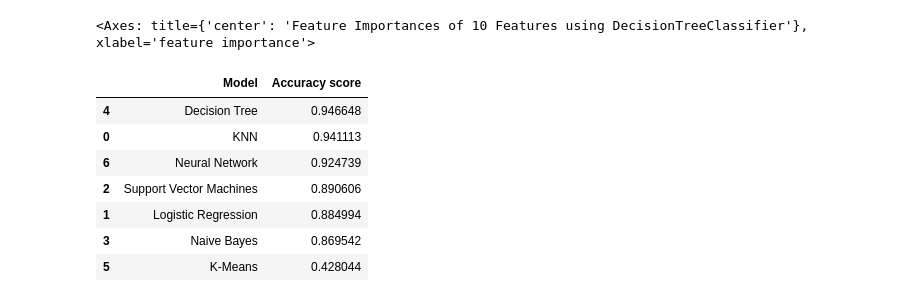
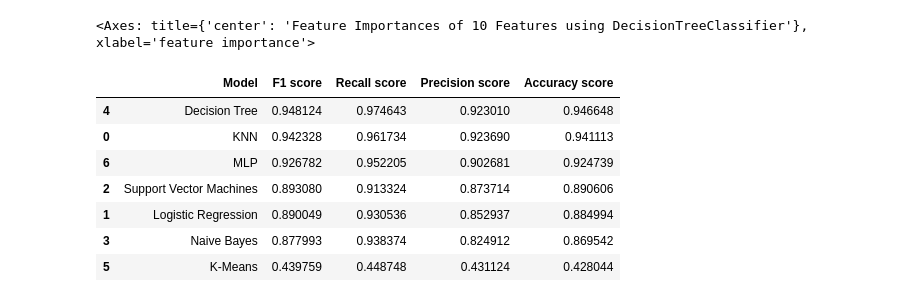
Before and after one commit to polejowska/mappshow-ml-xai, a Jupyter notebook: ml_classifiers/basic_classifiers.ipynb, the cells around one changed output. Drawn from its saved outputs; the diff is of its cells as text; code cells hidden in the pictures.

```diff
--- a/ml_classifiers/basic_classifiers.ipynb
+++ b/ml_classifiers/basic_classifiers.ipynb
@@ -163,21 +182,27 @@ viz.show()
 # %%
 models_results = pd.DataFrame({
     'Model':
-        ['KNN', 'Logistic Regression', 'Support Vector Machines', 'Naive Bayes', 'Decision Tree', 'K-Means', 'Neural Network'],
+        ['KNN', 'Logistic Regression', 'Support Vector Machines', 'Naive Bayes', 'Decision Tree', 'K-Means', 'MLP'],
+    'F1 score':
+        [f1_score(y_test, knn_pred), f1_score(y_test, lr_pred), f1_score(y_test, svc_pred), f1_score(y_test, nb_pred), f1_score(y_test, dt_pred), f1_score(y_test, kmeans_pred), f1_score(y_test, predictions)],
+    'Recall score':
+        [recall_score(y_test, knn_pred), recall_score(y_test, lr_pred), recall_score(y_test, svc_pred), recall_score(y_test, nb_pred), recall_score(y_test, dt_pred), recall_score(y_test, kmeans_pred), recall_score(y_test, predictions)],
+    'Precision score':
+        [precision_score(y_test, knn_pred), precision_score(y_test, lr_pred), precision_score(y_test, svc_pred), precision_score(y_test, nb_pred), precision_score(y_test, dt_pred), precision_score(y_test, kmeans_pred), precision_score(y_test, predictions)],
     'Accuracy score':
-        [accuracy_score(y_test, knn_pred), accuracy_score(y_test, lr_pred), accuracy_score(y_test, svc_pred), accuracy_score(y_test, nb_pred), accuracy_score(y_test, dt_pred), accuracy_score(y_test, kmeans_pred), accuracy_score(y_test, predictions)]})
-
-models_results = models_results.sort_values(by='Accuracy score', ascending=False)
+        [accuracy_score(y_test, knn_pred), accuracy_score(y_test, lr_pred), accuracy_score(y_test, svc_pred), accuracy_score(y_test, nb_pred), accuracy_score(y_test, dt_pred), accuracy_score(y_test, kmeans_pred), accuracy_score(y_test, predictions)]
+})
+models_results = models_results.sort_values(by='F1 score', ascending=False)
 
 models_results
 # %% [output]
-|  | Model | Accuracy score |
-| 4 | Decision Tree | 0.946648 |
-| 0 | KNN | 0.941113 |
-| 6 | Neural Network | 0.924739 |
-| 2 | Support Vector Machines | 0.890606 |
-| 1 | Logistic Regression | 0.884994 |
-| 3 | Naive Bayes | 0.869542 |
-| 5 | K-Means | 0.428044 |
+|  | Model | F1 score | Recall score | Precision score | Accuracy score |
+| 4 | Decision Tree | 0.948124 | 0.974643 | 0.923010 | 0.946648 |
+| 0 | KNN | 0.942328 | 0.961734 | 0.923690 | 0.941113 |
+| 6 | MLP | 0.926782 | 0.952205 | 0.902681 | 0.924739 |
+| 2 | Support Vector Machines | 0.893080 | 0.913324 | 0.873714 | 0.890606 |
+| 1 | Logistic Regression | 0.890049 | 0.930536 | 0.852937 | 0.884994 |
+| 3 | Naive Bayes | 0.877993 | 0.938374 | 0.824912 | 0.869542 |
+| 5 | K-Means | 0.439759 | 0.448748 | 0.431124 | 0.428044 |
 # %%
 plt.figure(figsize=(10, 6))
```
Also changed, not shown: parts of 2 cells of this notebook, 6 other files.
